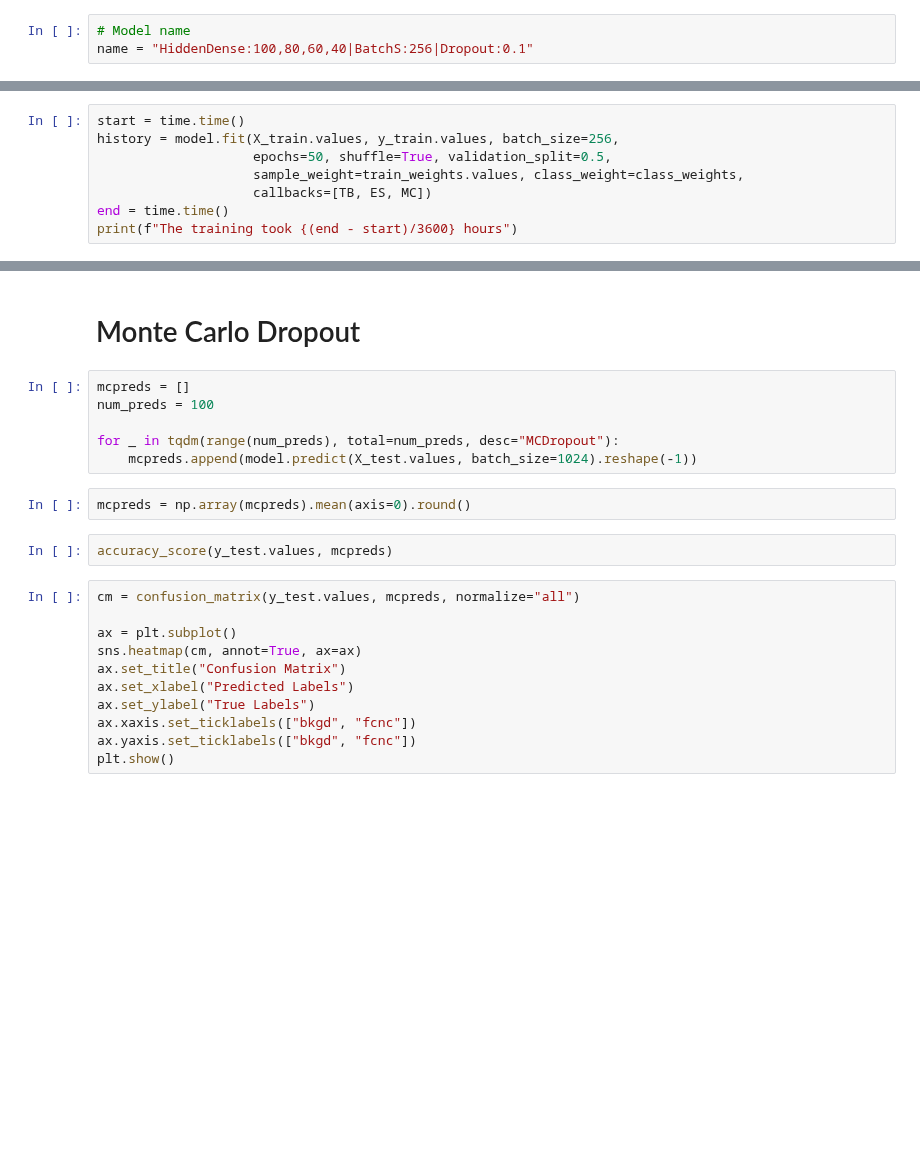
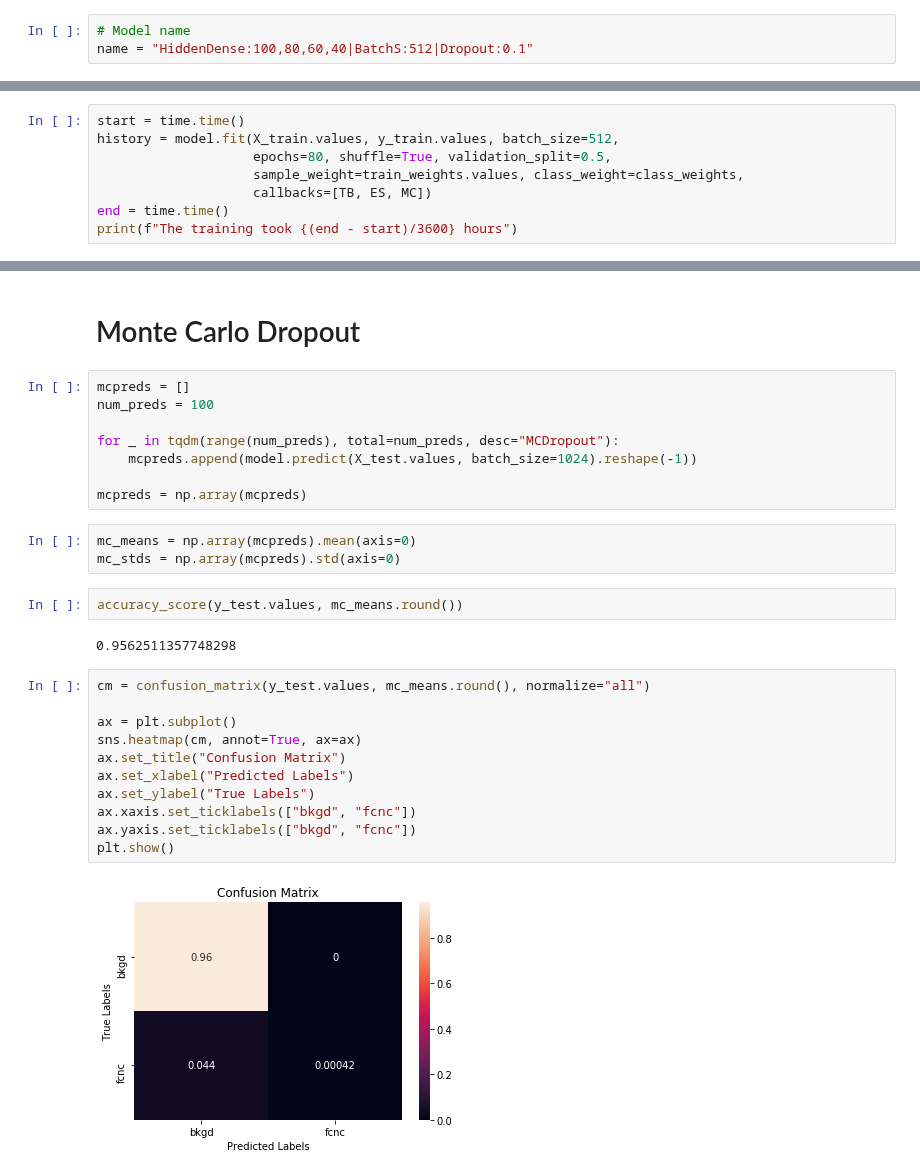
Before and after one commit to GilbertoCunha/LHC-VLQ-Classifier, a Jupyter notebook: Bkgd-Signal-Classifier/Classifier.ipynb, the cells around one changed output, grey strips where cells are left out. Drawn from its saved outputs; the diff is of its cells as text; blank space fills up the shorter version.

```diff
--- a/Bkgd-Signal-Classifier/Classifier.ipynb
+++ b/Bkgd-Signal-Classifier/Classifier.ipynb
@@ -165,7 +172,7 @@ Non-trainable params: 0
 _________________________________________________________________
 # %%
 # Model name
-name = "HiddenDense:100,80,60,40|BatchS:256|Dropout:0.1"
+name = "HiddenDense:100,80,60,40|BatchS:512|Dropout:0.1"
 # %% [markdown]
 # Callbacks
 # %%
@@ -184,8 +191,8 @@ MC = keras.callbacks.ModelCheckpoint("models/" + name + ".h5", save_best_only=Tr
 O modelo tem uma AUC consideravelmente baixa
 # %%
 start = time.time()
-history = model.fit(X_train.values, y_train.values, batch_size=256,
-                    epochs=50, shuffle=True, validation_split=0.5,
+history = model.fit(X_train.values, y_train.values, batch_size=512,
+                    epochs=80, shuffle=True, validation_split=0.5,
                     sample_weight=train_weights.values, class_weight=class_weights,
                     callbacks=[TB, ES, MC])
 end = time.time()
@@ -250,18 +262,25 @@ num_preds = 100
 
 for _ in tqdm(range(num_preds), total=num_preds, desc="MCDropout"):
     mcpreds.append(model.predict(X_test.values, batch_size=1024).reshape(-1))
+
+mcpreds = np.array(mcpreds)
 # %%
-mcpreds = np.array(mcpreds).mean(axis=0).round()
+mc_means = np.array(mcpreds).mean(axis=0)
+mc_stds = np.array(mcpreds).std(axis=0)
 # %%
-accuracy_score(y_test.values, mcpreds)
+accuracy_score(y_test.values, mc_means.round())
+# %% [output]
+0.9562511357748298
 # %%
-cm = confusion_matrix(y_test.values, mcpreds, normalize="all")
+cm = confusion_matrix(y_test.values, mc_means.round(), normalize="all")
 
 ax = plt.subplot()
 sns.heatmap(cm, annot=True, ax=ax)
 ax.set_title("Confusion Matrix")
 ax.set_xlabel("Predicted Labels")
 ax.set_ylabel("True Labels")
 ax.xaxis.set_ticklabels(["bkgd", "fcnc"])
 ax.yaxis.set_ticklabels(["bkgd", "fcnc"])
 plt.show()
+# %% [output]
+[figure, added]
```
Also changed, not shown: parts of 13 cells of this notebook, 1 other file.
